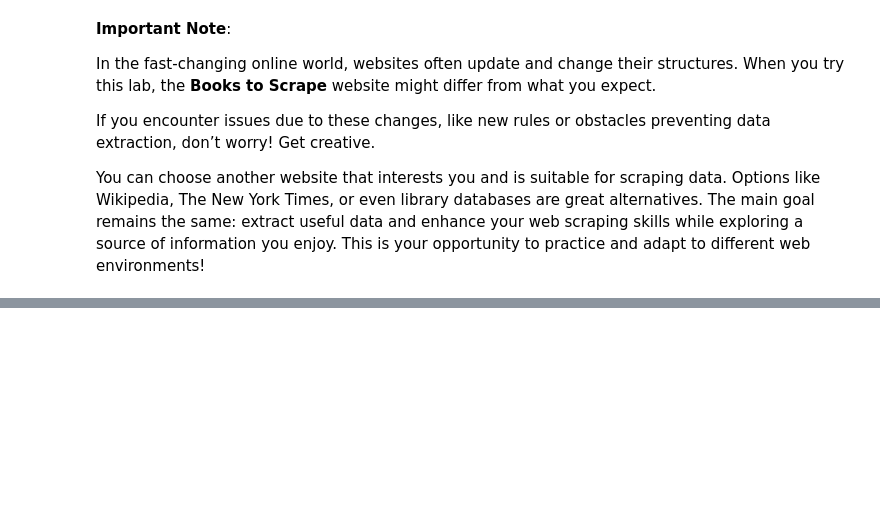
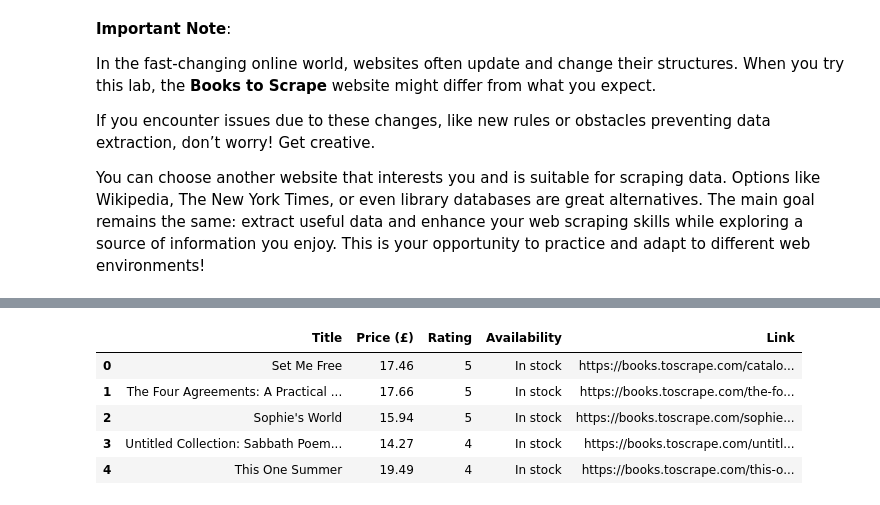
Before and after one commit to samia-boubaya/13_lab-web-scraping, a Jupyter notebook: lab-web-scraping.ipynb, the cells around one changed output, grey strips where cells are left out. Saved outputs shown, nothing was run; the diff lists cells and outputs as text; code cells hidden in the pictures; blank space fills up the shorter version.

```diff
--- a/lab-web-scraping.ipynb
+++ b/lab-web-scraping.ipynb
@@ -70,0 +620,9 @@ You can choose another website that interests you and is suitable for scraping d
+# %%
+df.head()
+# %% [output]
+|  | Title | Price (£) | Rating | Availability | Link |
+| 0 | Set Me Free | 17.46 | 5 | In stock | https://books.toscrape.com/catalo... |
+| 1 | The Four Agreements: A Practical ... | 17.66 | 5 | In stock | https://books.toscrape.com/the-fo... |
+| 2 | Sophie's World | 15.94 | 5 | In stock | https://books.toscrape.com/sophie... |
+| 3 | Untitled Collection: Sabbath Poem... | 14.27 | 4 | In stock | https://books.toscrape.com/untitl... |
+| 4 | This One Summer | 19.49 | 4 | In stock | https://books.toscrape.com/this-o... |
```
Also changed, not shown: parts of 15 cells of this notebook, 4 other files.
